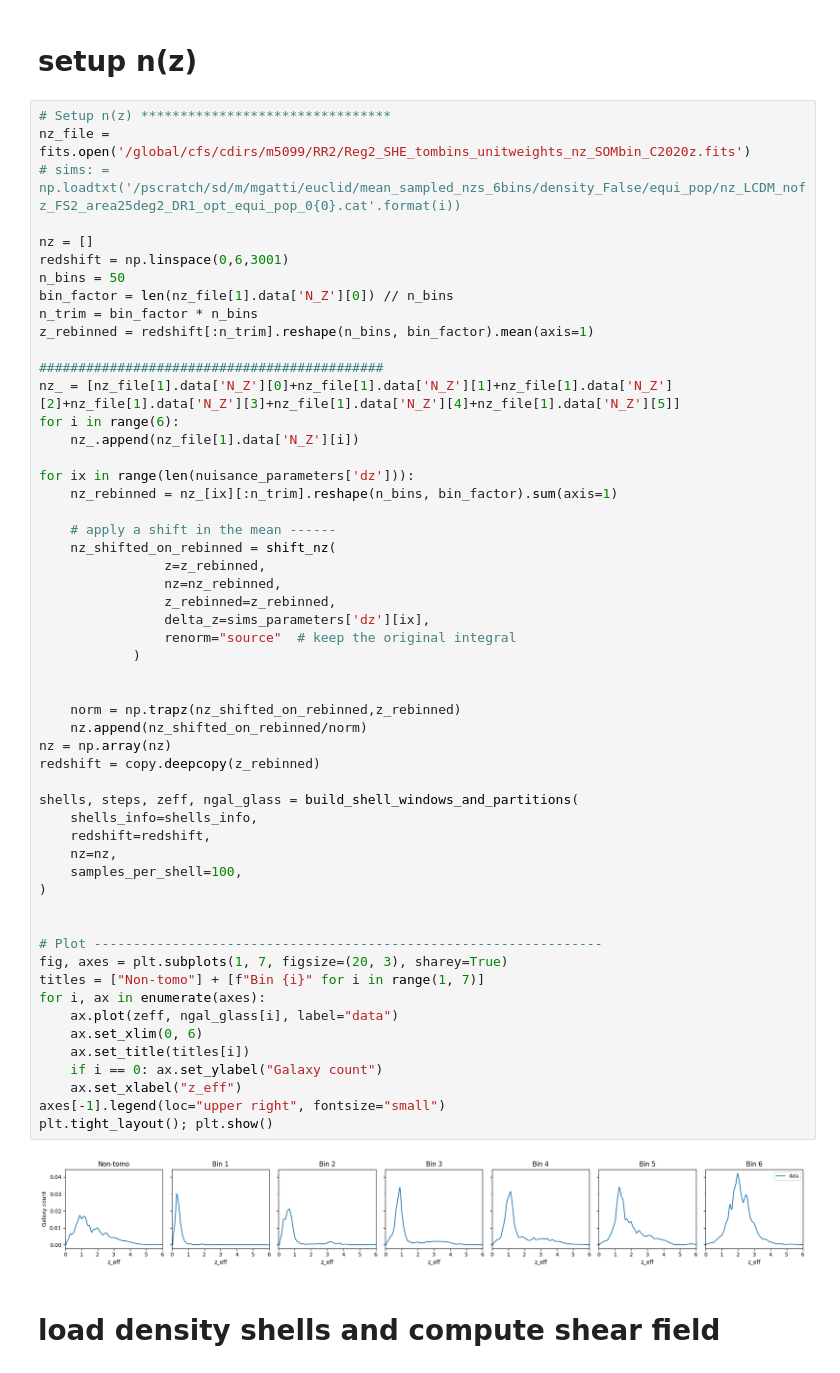
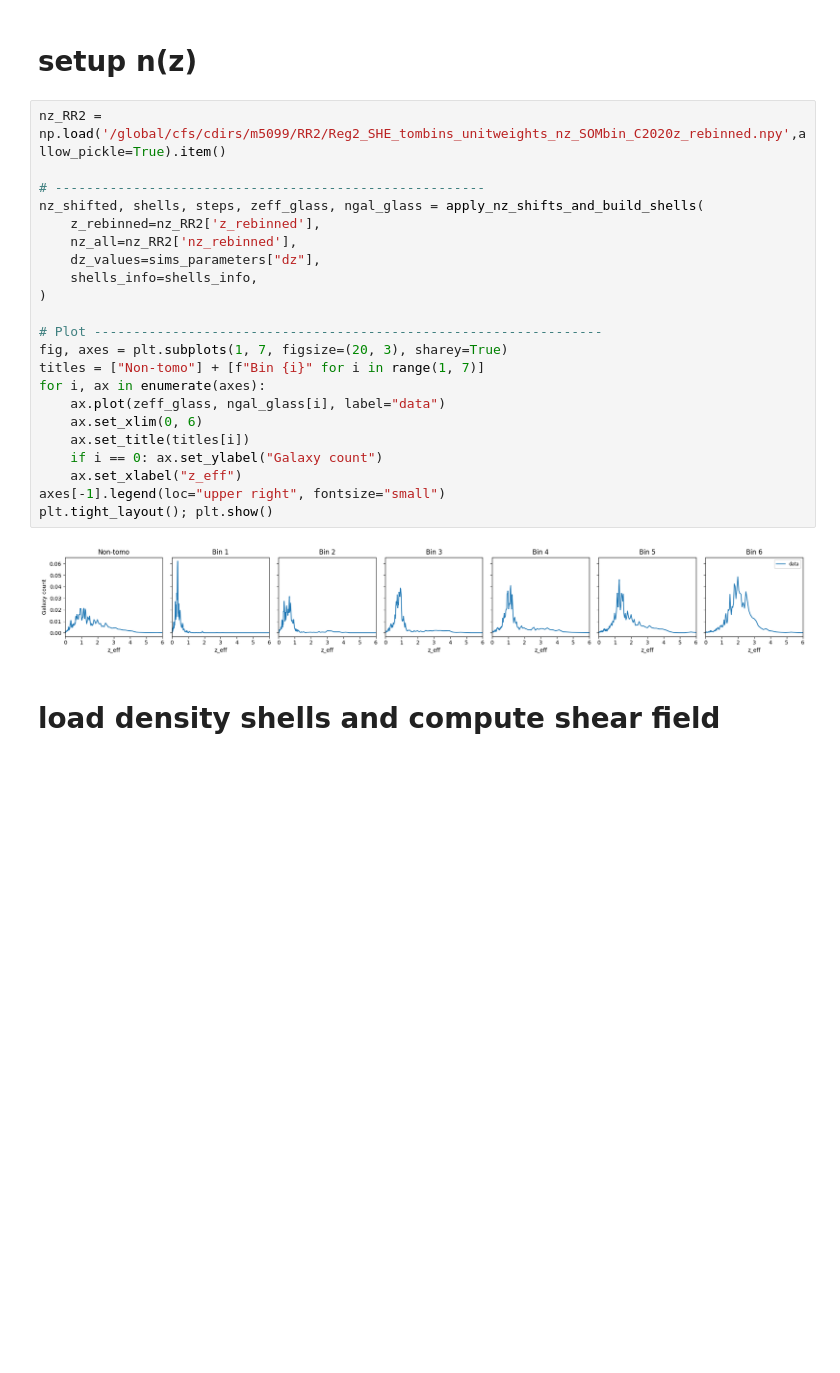
Before and after one commit to mgatti29/LSS_forward_model, a Jupyter notebook: Examples/FS.ipynb, the cells around one changed output. Drawn from its saved outputs; the diff is of its cells as text; blank space fills up the shorter version.

```diff
--- a/Examples/FS.ipynb
+++ b/Examples/FS.ipynb
@@ -118,61 +90,29 @@ shells_info['mean_z'] = 0.5*(z_edges[::-1][1:]+z_edges[::-1][:-1])
 # %% [markdown]
 # setup n(z)
 # %%
-# Setup n(z) ********************************
-nz_file = fits.open('/global/cfs/cdirs/m5099/RR2/Reg2_SHE_tombins_unitweights_nz_SOMbin_C2020z.fits')
-# sims: = np.loadtxt('/pscratch/sd/m/mgatti/euclid/mean_sampled_nzs_6bins/density_False/equi_pop/nz_LCDM_nofz_FS2_area25deg2_DR1_opt_equi_pop_0{0}.cat'.format(i))
+nz_RR2 = np.load('/global/cfs/cdirs/m5099/RR2/Reg2_SHE_tombins_unitweights_nz_SOMbin_C2020z_rebinned.npy',allow_pickle=True).item()
 
-nz = []
-redshift = np.linspace(0,6,3001)
-n_bins = 50
-bin_factor = len(nz_file[1].data['N_Z'][0]) // n_bins
-n_trim = bin_factor * n_bins
-z_rebinned = redshift[:n_trim].reshape(n_bins, bin_factor).mean(axis=1)
-
-############################################
-nz_ = [nz_file[1].data['N_Z'][0]+nz_file[1].data['N_Z'][1]+nz_file[1].data['N_Z'][2]+nz_file[1].data['N_Z'][3]+nz_file[1].data['N_Z'][4]+nz_file[1].data['N_Z'][5]]
-for i in range(6):
-    nz_.append(nz_file[1].data['N_Z'][i])
-
-for ix in range(len(nuisance_parameters['dz'])):
-    nz_rebinned = nz_[ix][:n_trim].reshape(n_bins, bin_factor).sum(axis=1)
-
-    # apply a shift in the mean ------
-    nz_shifted_on_rebinned = shift_nz(
-                z=z_rebinned,
-                nz=nz_rebinned,
-                z_rebinned=z_rebinned,
-                delta_z=sims_parameters['dz'][ix],
-                renorm="source"  # keep the original integral
-            )
-
-
-    norm = np.trapz(nz_shifted_on_rebinned,z_rebinned)
-    nz.append(nz_shifted_on_rebinned/norm)
-nz = np.array(nz)
-redshift = copy.deepcopy(z_rebinned)
-
-shells, steps, zeff, ngal_glass = build_shell_windows_and_partitions(
+# -------------------------------------------------------
+nz_shifted, shells, steps, zeff_glass, ngal_glass = apply_nz_shifts_and_build_shells(
+    z_rebinned=nz_RR2['z_rebinned'],
+    nz_all=nz_RR2['nz_rebinned'],
+    dz_values=sims_parameters["dz"],
     shells_info=shells_info,
-    redshift=redshift,
-    nz=nz,
-    samples_per_shell=100,
 )
-
 
 # Plot -----------------------------------------------------------------
 fig, axes = plt.subplots(1, 7, figsize=(20, 3), sharey=True)
 titles = ["Non-tomo"] + [f"Bin {i}" for i in range(1, 7)]
 for i, ax in enumerate(axes):
-    ax.plot(zeff, ngal_glass[i], label="data")
+    ax.plot(zeff_glass, ngal_glass[i], label="data")
     ax.set_xlim(0, 6)
     ax.set_title(titles[i])
     if i == 0: ax.set_ylabel("Galaxy count")
     ax.set_xlabel("z_eff")
 axes[-1].legend(loc="upper right", fontsize="small")
 plt.tight_layout(); plt.show()
 # %% [output]
-[figure, old version]
+[figure, new version]
 # %% [markdown]
 # load density shells and compute shear field
 # %%
```
Also changed, not shown: parts of 11 cells of this notebook, 12 other files.
